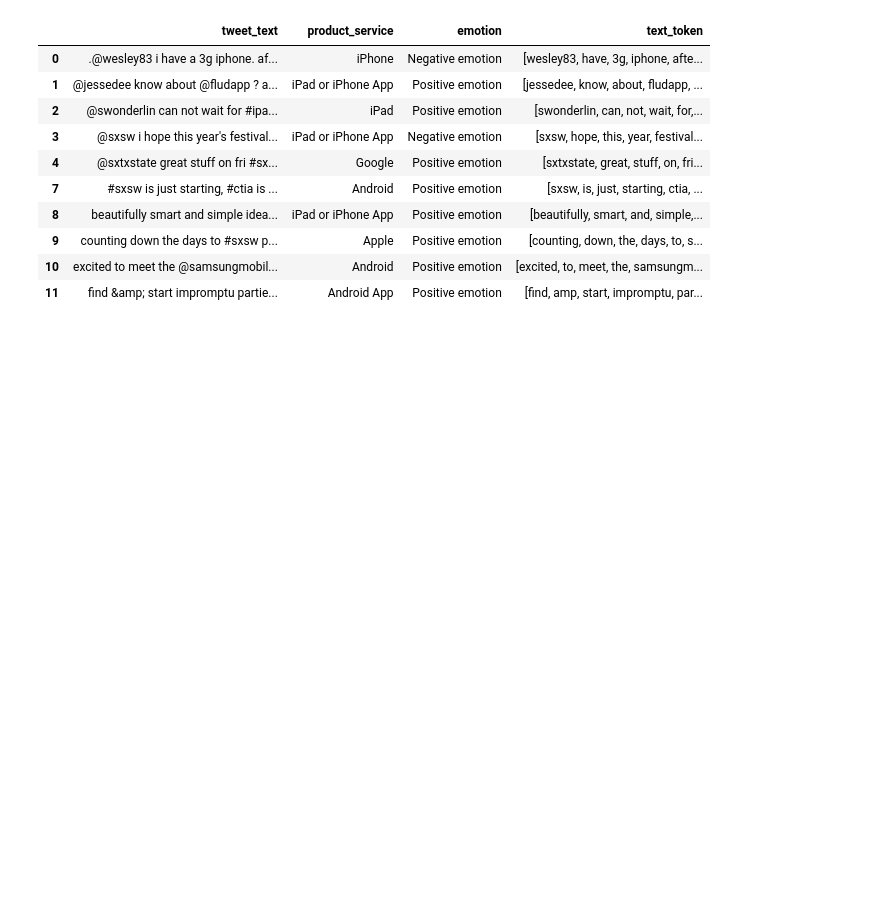
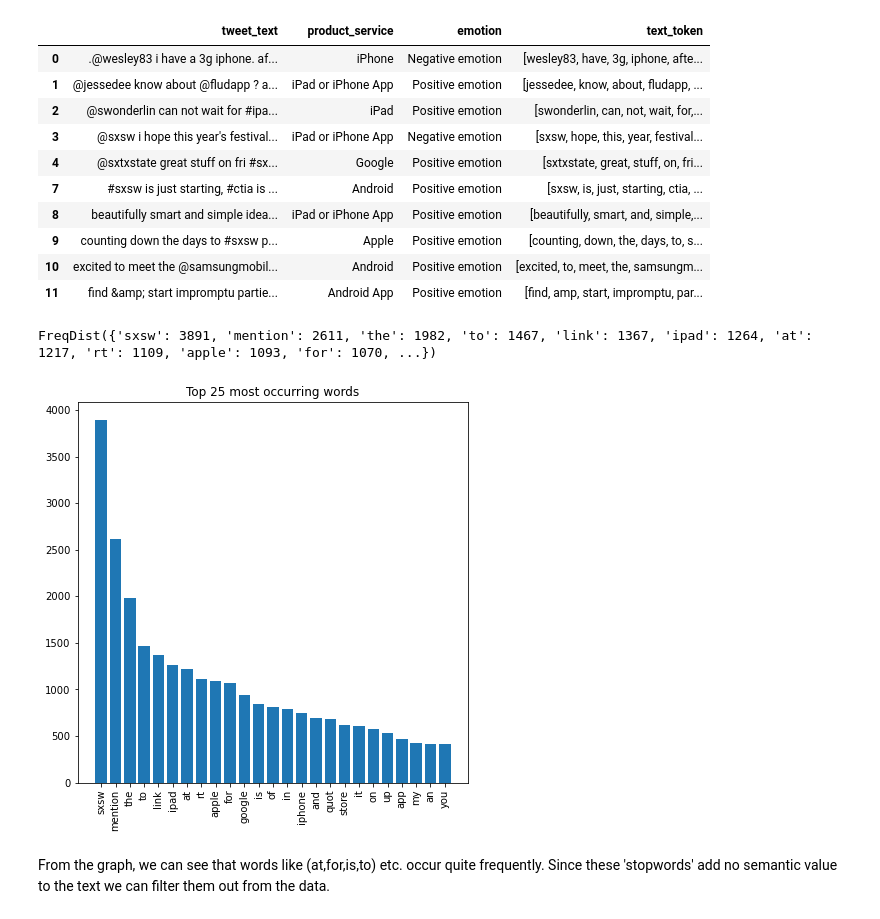
Before and after one commit to rahulakrish/customer_sentiment_analysis, a Jupyter notebook: phase4_project.ipynb, the cells around one changed output. Saved outputs shown, nothing was run; the diff lists cells and outputs as text; code cells hidden in the pictures; blank space fills up the shorter version.

Commit message:
completed viz for FreqDist

```diff
--- a/phase4_project.ipynb
+++ b/phase4_project.ipynb
@@ -167,0 +168,24 @@ df.head(10)
+# %%
+#visualzing the freq distribution of all the words in the text_token column
+from nltk import FreqDist
+
+#since FreqDist can only work with a list of words, we need take all the words from the text_token column
+# and export it into a list. We can do this using the 'explode' method
+
+freq_dist = FreqDist(df['text_token'].explode())
+freq_dist
+# %% [output]
+FreqDist({'sxsw': 3891, 'mention': 2611, 'the': 1982, 'to': 1467, 'link': 1367, 'ipad': 1264, 'at': 1217, 'rt': 1109, 'apple': 1093, 'for': 1070, ...})
+# %%
+# listing out the top 25 most occuring words and ther respective counts
+top_25 = list(zip(*freq_dist.most_common(25)))
+
+#creating a plot of the top_25 words
+fig,ax=plt.subplots(figsize=(7,7))
+ax.bar(top_25[0],top_25[1])
+ax.set_title('Top 25 most occurring words')
+ax.tick_params(axis='x', rotation=90)
+# %% [output]
+[figure, added]
+# %% [markdown]
+From the graph, we can see that words like (at,for,is,to) etc. occur quite frequently. Since these 'stopwords' add no semantic value to the text we can filter them out from the data.
```
Also changed, not shown: parts of 2 cells of this notebook.
